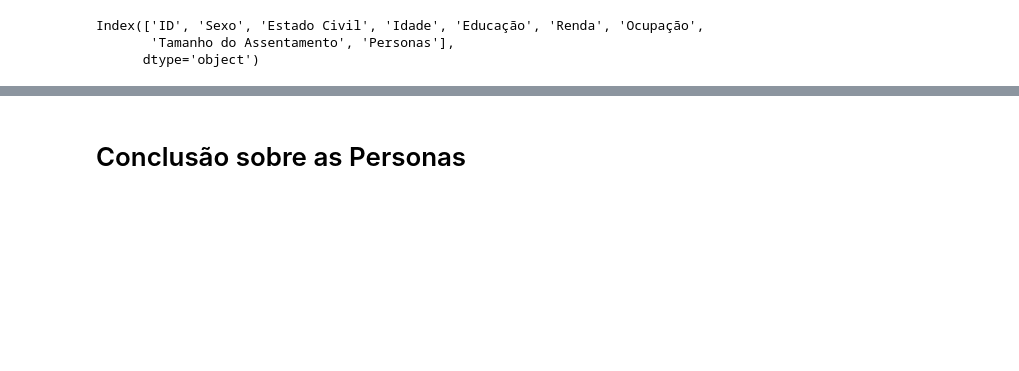
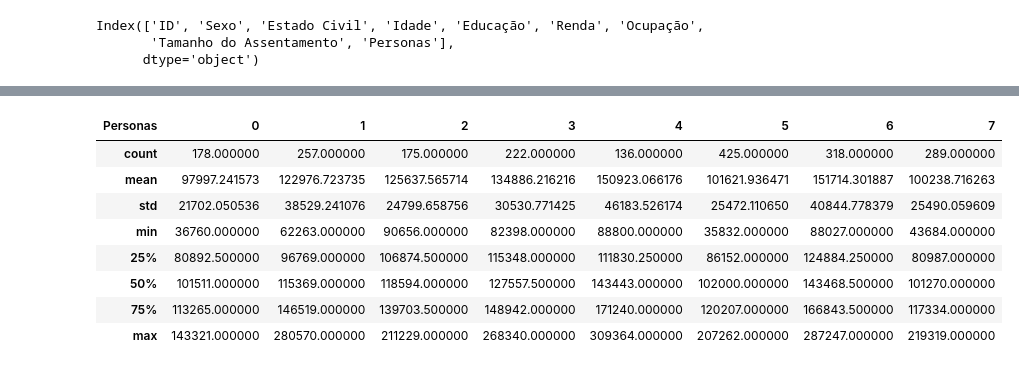
Before and after one commit to manusaleal/customer_clustering, a Jupyter notebook: notebook.ipynb, the cells around one changed output, grey strips where cells are left out. Cells and saved outputs as stored; diff of their text form; code cells hidden in the pictures; blank space fills up the shorter version.

Commit message:
Análise de Renda

```diff
--- a/notebook.ipynb
+++ b/notebook.ipynb
@@ -860,2 +860,12 @@ plt.show()
-# %% [markdown]
-# Conclusão sobre as Personas
+# %%
+df_eda.groupby("Personas").Renda.describe().T
+# %% [output]
+| Personas | 0 | 1 | 2 | 3 | 4 | 5 | 6 | 7 |
+| count | 178.000000 | 257.000000 | 175.000000 | 222.000000 | 136.000000 | 425.000000 | 318.000000 | 289.000000 |
+| mean | 97997.241573 | 122976.723735 | 125637.565714 | 134886.216216 | 150923.066176 | 101621.936471 | 151714.301887 | 100238.716263 |
+| std | 21702.050536 | 38529.241076 | 24799.658756 | 30530.771425 | 46183.526174 | 25472.110650 | 40844.778379 | 25490.059609 |
+| min | 36760.000000 | 62263.000000 | 90656.000000 | 82398.000000 | 88800.000000 | 35832.000000 | 88027.000000 | 43684.000000 |
+| 25% | 80892.500000 | 96769.000000 | 106874.500000 | 115348.000000 | 111830.250000 | 86152.000000 | 124884.250000 | 80987.000000 |
+| 50% | 101511.000000 | 115369.000000 | 118594.000000 | 127557.500000 | 143443.000000 | 102000.000000 | 143468.500000 | 101270.000000 |
+| 75% | 113265.000000 | 146519.000000 | 139703.500000 | 148942.000000 | 171240.000000 | 120207.000000 | 166843.500000 | 117334.000000 |
+| max | 143321.000000 | 280570.000000 | 211229.000000 | 268340.000000 | 309364.000000 | 207262.000000 | 287247.000000 | 219319.000000 |
```
Also changed, not shown: parts of 22 cells of this notebook.
